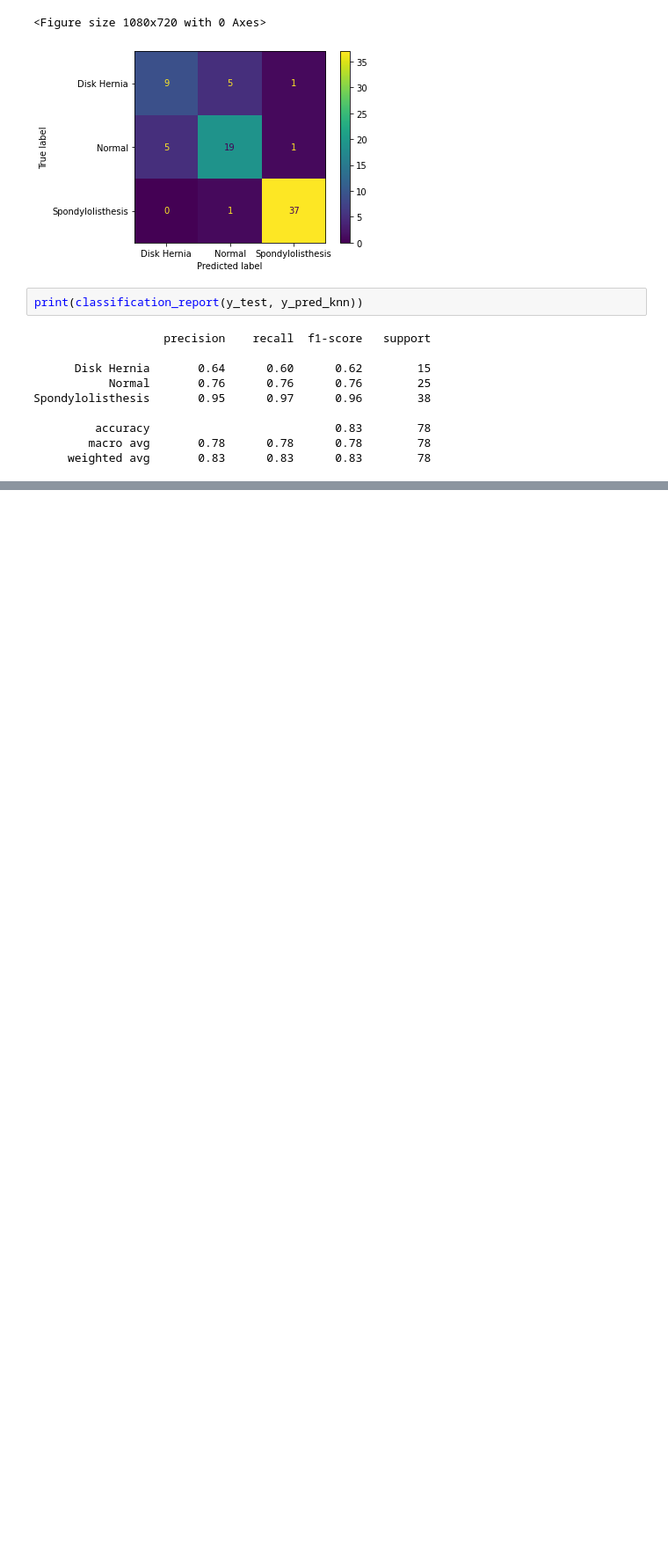
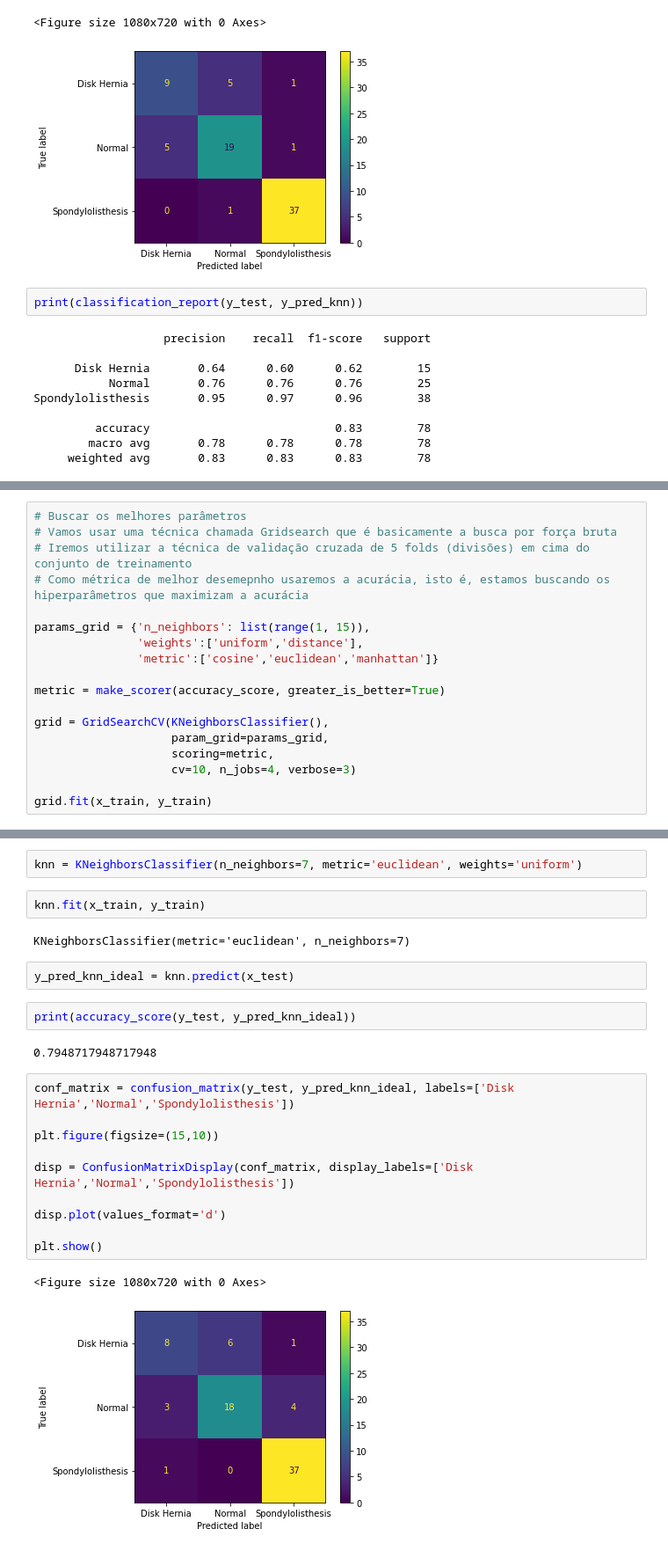
Before and after one commit to jackson-simionato/fase2_pos_tech, a Jupyter notebook: 2_Machine_Learning_Avancado/Aula5_Validacao_Cruzada/Aula5_Validacao_Cruzada.ipynb, the cells around one changed output, grey strips where cells are left out. Shown at 88% size. Drawn from its saved outputs; the diff is of its cells as text; blank space fills up the shorter version.

```diff
--- a/2_Machine_Learning_Avancado/Aula5_Validacao_Cruzada/Aula5_Validacao_Cruzada.ipynb
+++ b/2_Machine_Learning_Avancado/Aula5_Validacao_Cruzada/Aula5_Validacao_Cruzada.ipynb
@@ -249,0 +317,18 @@ Spondylolisthesis       0.95      0.97      0.96        38
+# %%
+# Buscar os melhores parâmetros
+# Vamos usar uma técnica chamada Gridsearch que é basicamente a busca por força bruta
+# Iremos utilizar a técnica de validação cruzada de 5 folds (divisões) em cima do conjunto de treinamento
+# Como métrica de melhor desemepnho usaremos a acurácia, isto é, estamos buscando os hiperparâmetros que maximizam a acurácia
+
+params_grid = {'n_neighbors': list(range(1, 15)),
+               'weights':['uniform','distance'],
+               'metric':['cosine','euclidean','manhattan']}
+
+metric = make_scorer(accuracy_score, greater_is_better=True)
+
+grid = GridSearchCV(KNeighborsClassifier(),
+                    param_grid=params_grid,
+                    scoring=metric,
+                    cv=10, n_jobs=4, verbose=3)
+
+grid.fit(x_train, y_train)
@@ -249,0 +375,25 @@ Spondylolisthesis       0.95      0.97      0.96        38
+# %%
+knn = KNeighborsClassifier(n_neighbors=7, metric='euclidean', weights='uniform')
+# %%
+knn.fit(x_train, y_train)
+# %% [output]
+KNeighborsClassifier(metric='euclidean', n_neighbors=7)
+# %%
+y_pred_knn_ideal = knn.predict(x_test)
+# %%
+print(accuracy_score(y_test, y_pred_knn_ideal))
+# %% [output]
+0.7948717948717948
+# %%
+conf_matrix = confusion_matrix(y_test, y_pred_knn_ideal, labels=['Disk Hernia','Normal','Spondylolisthesis'])
+
+plt.figure(figsize=(15,10))
+
+disp = ConfusionMatrixDisplay(conf_matrix, display_labels=['Disk Hernia','Normal','Spondylolisthesis'])
+
+disp.plot(values_format='d')
+
+plt.show()
+# %% [output]
+<Figure size 1080x720 with 0 Axes>
+[figure, added]
```
Also changed, not shown: parts of 20 cells of this notebook, 2 other files.
